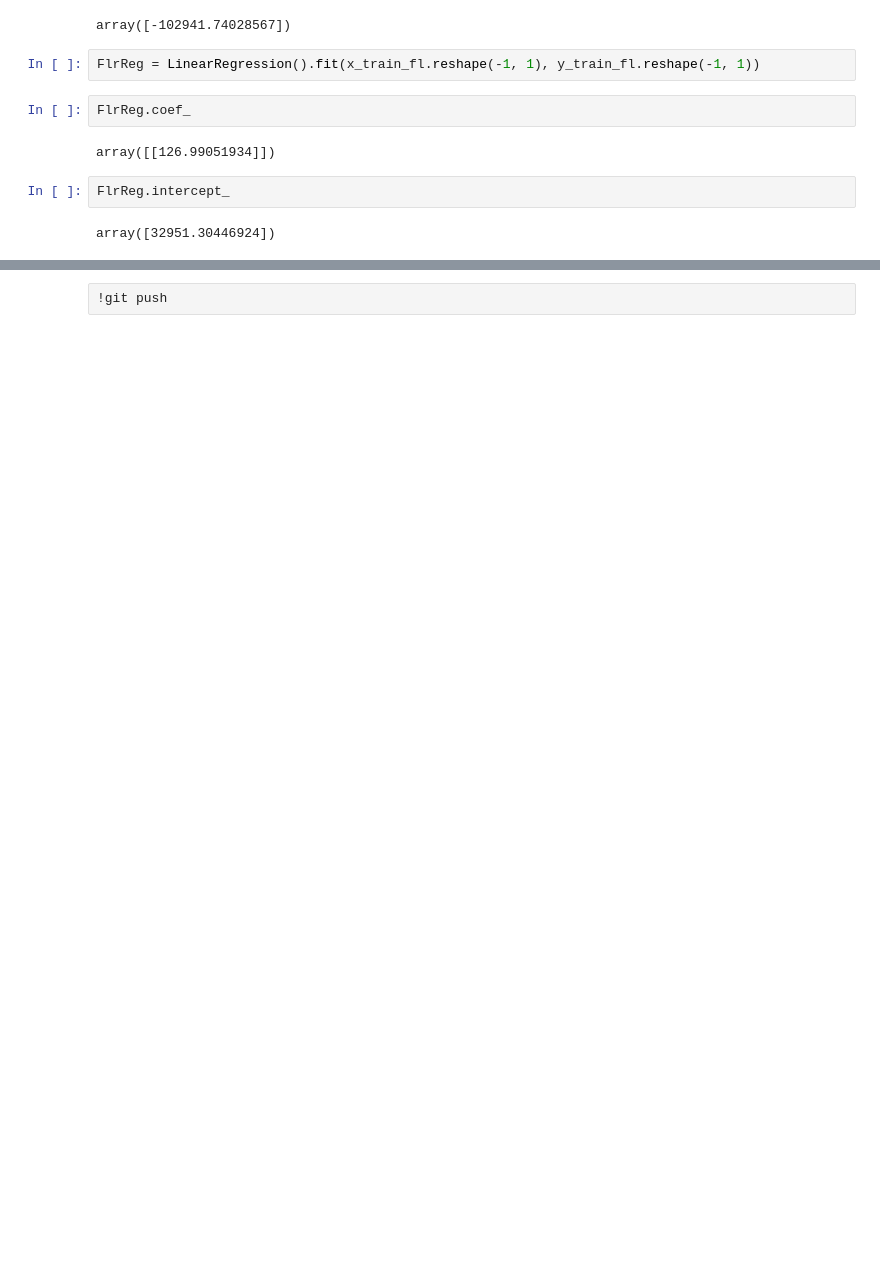
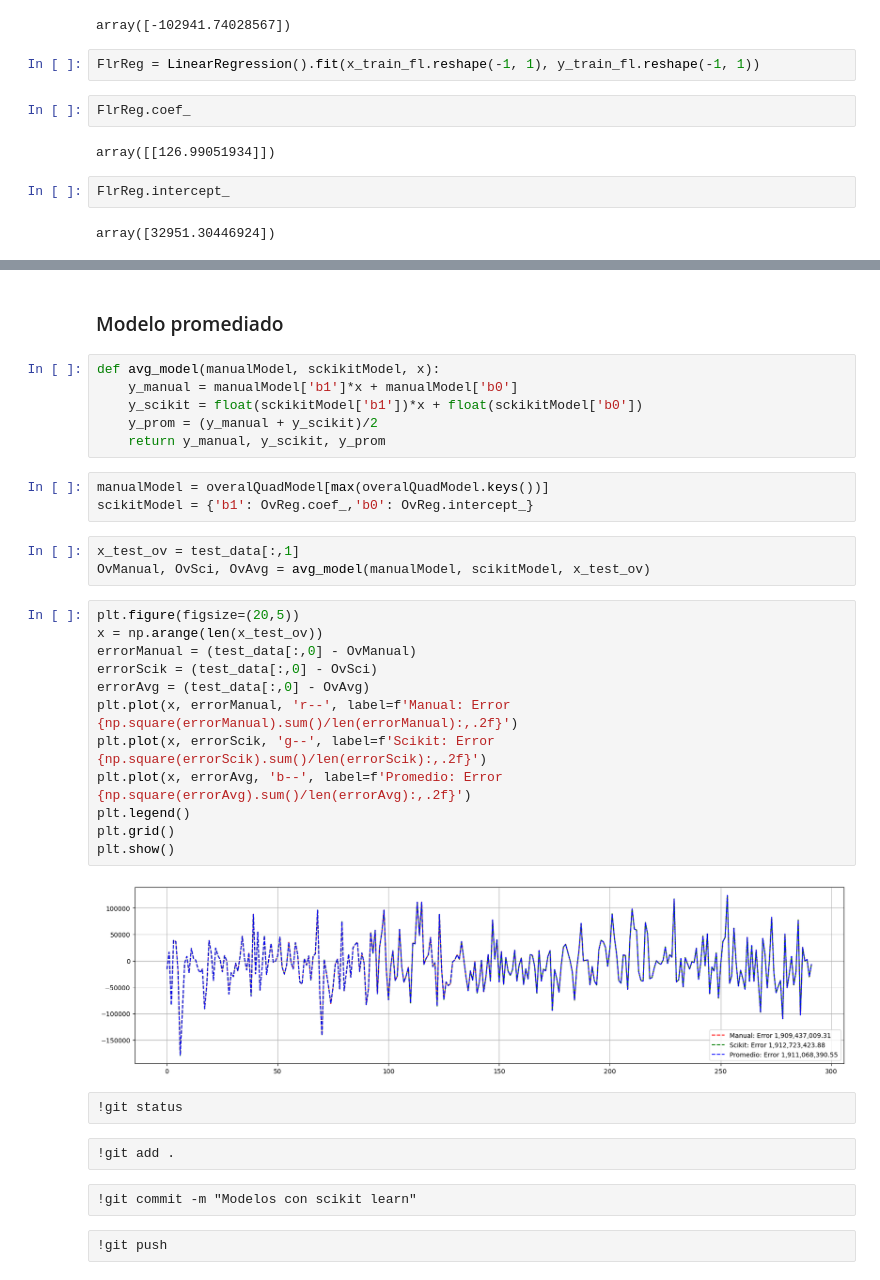
Before and after one commit to jriveramol/Proy_1_linear_regression, a Jupyter notebook: proyecto_24005123.ipynb, the cells around one changed output, grey strips where cells are left out. Drawn from its saved outputs; the diff is of its cells as text; blank space fills up the shorter version.

```diff
--- a/proyecto_24005123.ipynb
+++ b/proyecto_24005123.ipynb
@@ -271,2 +271,36 @@ array([32951.30446924])
-# %% [raw]
-!git push
+# %% [markdown]
+### Modelo promediado
+# %%
+def avg_model(manualModel, sckikitModel, x):
+    y_manual = manualModel['b1']*x + manualModel['b0']
+    y_scikit = float(sckikitModel['b1'])*x + float(sckikitModel['b0'])
+    y_prom = (y_manual + y_scikit)/2
+    return y_manual, y_scikit, y_prom
+# %%
+manualModel = overalQuadModel[max(overalQuadModel.keys())]
+scikitModel = {'b1': OvReg.coef_,'b0': OvReg.intercept_}
+# %%
+x_test_ov = test_data[:,1]
+OvManual, OvSci, OvAvg = avg_model(manualModel, scikitModel, x_test_ov)
+# %%
+plt.figure(figsize=(20,5))
+x = np.arange(len(x_test_ov))
+errorManual = (test_data[:,0] - OvManual)
+errorScik = (test_data[:,0] - OvSci)
+errorAvg = (test_data[:,0] - OvAvg)
+plt.plot(x, errorManual, 'r--', label=f'Manual: Error {np.square(errorManual).sum()/len(errorManual):,.2f}')
+plt.plot(x, errorScik, 'g--', label=f'Scikit: Error {np.square(errorScik).sum()/len(errorScik):,.2f}')
+plt.plot(x, errorAvg, 'b--', label=f'Promedio: Error {np.square(errorAvg).sum()/len(errorAvg):,.2f}')
+plt.legend()
+plt.grid()
+plt.show()
+# %% [output]
+[figure, added]
+# %% [raw]
+!git status
+# %% [raw]
+!git add .
+# %% [raw]
+!git commit -m "Modelos con scikit learn"
+# %% [raw]
+!git push
```
Also changed, not shown: parts of 6 cells of this notebook.
